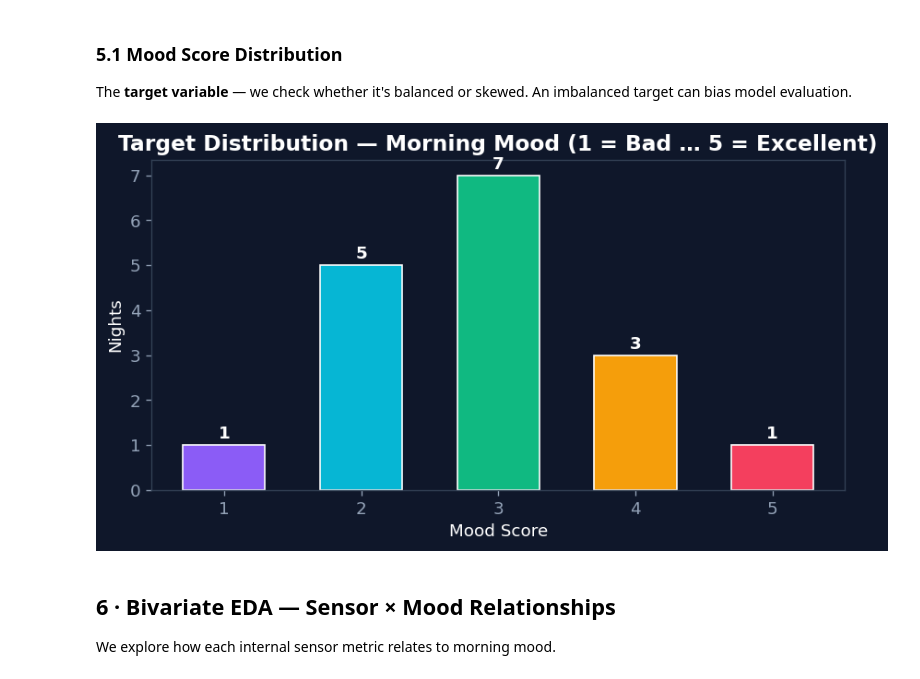
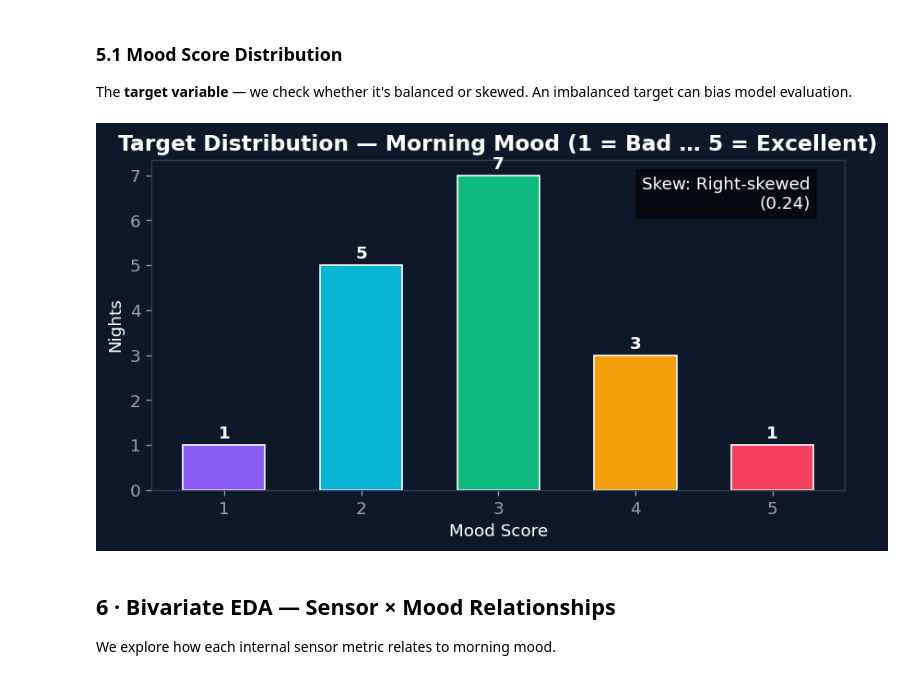
Before and after one commit to MTPeraya/IndirectSleepQualityEstimation, a Jupyter notebook: DataAnalytics/sleep_analytics.ipynb, the cells around one changed output. Saved outputs shown, nothing was run; the diff lists cells and outputs as text; code cells hidden in the pictures.

```diff
--- a/DataAnalytics/sleep_analytics.ipynb
+++ b/DataAnalytics/sleep_analytics.ipynb
@@ -330,20 +382,47 @@ plt.show()
 The **target variable** — we check whether it's balanced or skewed.
 An imbalanced target can bias model evaluation.
 # %%
+from scipy.stats import skew
+
 fig, ax = plt.subplots(figsize=(7, 4))
+
 mood_counts = df['mood_score'].value_counts().sort_index()
-bars = ax.bar(mood_counts.index, mood_counts.values, color=[PURPLE, CYAN, EMERALD, AMBER, ROSE][:len(mood_counts)],
+bars = ax.bar(mood_counts.index, mood_counts.values,
+              color=[PURPLE, CYAN, EMERALD, AMBER, ROSE][:len(mood_counts)],
               edgecolor='white', width=0.6)
+
+# Labels on bars
 for b in bars:
     ax.text(b.get_x() + b.get_width()/2, b.get_height() + 0.15,
             str(int(b.get_height())), ha='center', color='white', fontweight='bold')
+
+# --- Skewness ---
+skewness = skew(df['mood_score'])
+
+if skewness > 0:
+    skew_label = "Right-skewed"
+elif skewness < 0:
+    skew_label = "Left-skewed"
+else:
+    skew_label = "Symmetric"
+
+# Show on plot
+ax.text(0.95, 0.95,
+        f"Skew: {skew_label}\n({skewness:.2f})",
+        transform=ax.transAxes,
+        ha='right', va='top',
+        bbox=dict(facecolor='black', alpha=0.6),
+        color='white')
+
+# Titles
 ax.set_xlabel('Mood Score')
 ax.set_ylabel('Nights')
 ax.set_title('Target Distribution — Morning Mood (1 = Bad … 5 = Excellent)')
+
 plt.tight_layout()
 plt.show()
 # %% [output]
-[figure, old version]
+[figure, new version]
 # %% [markdown]
 ## 6 · Bivariate EDA — Sensor × Mood Relationships
 
```
Also changed, not shown: parts of 16 cells of this notebook, 4 other files.
